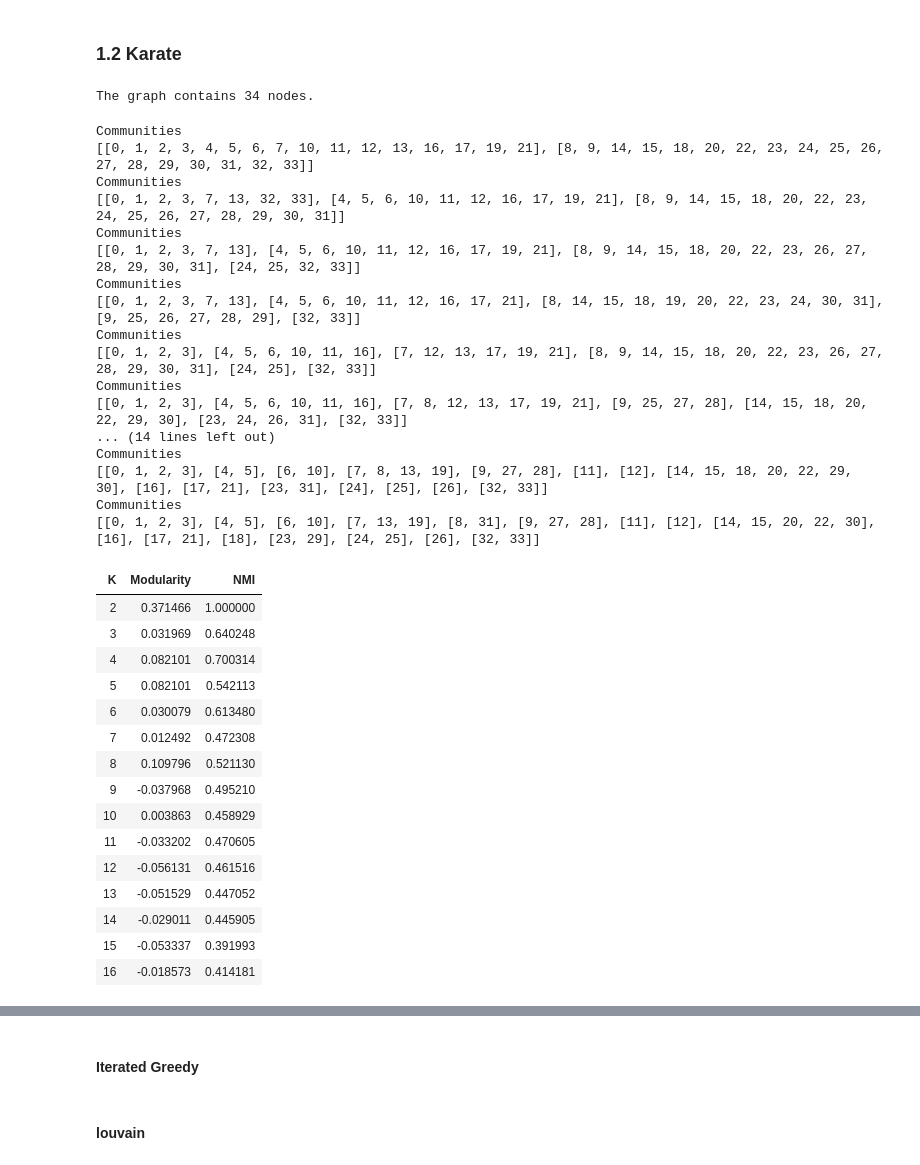
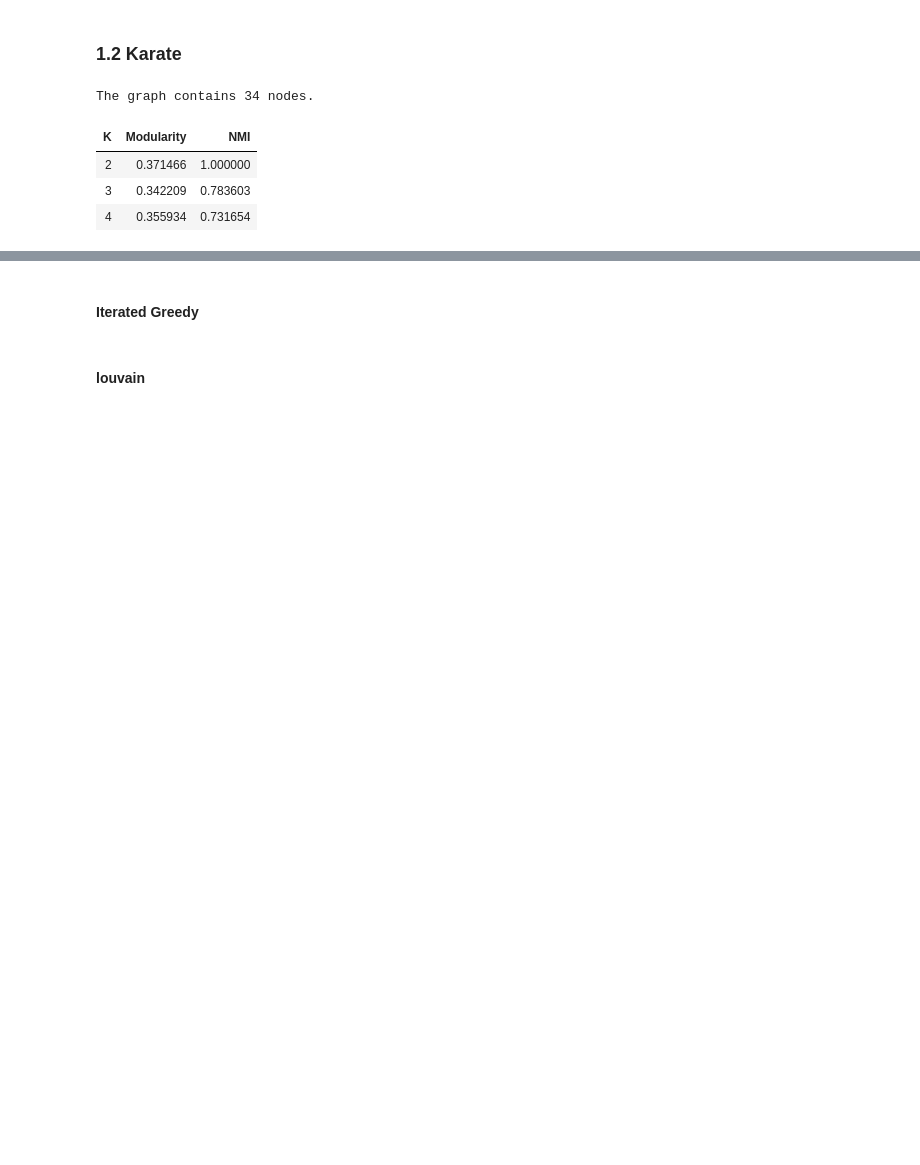
Before and after one commit to MarouaneBenbetka/Awsome-Community-Detection, a Jupyter notebook: Week3_Feb_26/kmeans/test.ipynb, the cells around one changed output, grey strips where cells are left out. Saved outputs shown, nothing was run; the diff lists cells and outputs as text; code cells hidden in the pictures; blank space fills up the shorter version.

```diff
--- a/Week3_Feb_26/kmeans/test.ipynb
+++ b/Week3_Feb_26/kmeans/test.ipynb
@@ -219,57 +184,31 @@ The graph contains 34 nodes.
 # %%
 
 start_time = time.time()
-Cmax, Qmax, Kbest, Labels, trace = kmeans_random(G, adj_matrix, 2, 16)
+Cmax, Qmax, Kbest, Labels, trace = local_expansion_kmeans(G, adj_matrix, 2, 16)
 end_time = time.time()
 
 
 for item in trace:
     item["NMI"] = calc_nmi(true_labels, communities_to_labels(
         G, item["communities"], original_nodes))
 
+
 new_methode_time = end_time - start_time
 new_methode_modularity = Qmax
 new_methode_nmi = trace[Kbest-2]["NMI"]
 new_methode_nb_communities = len(Cmax)
 
+
 algorithms_trace.append({"name": "new_methode", "duration": new_methode_time, "modularity": new_methode_modularity,
                         "nmi": new_methode_nmi, "nb_communities": new_methode_nb_communities})
 
+
 custom_df_styling(trace)
 # %% [output]
-Communities
-[[0, 1, 2, 3, 4, 5, 6, 7, 10, 11, 12, 13, 16, 17, 19, 21], [8, 9, 14, 15, 18, 20, 22, 23, 24, 25, 26, 27, 28, 29, 30, 31, 32, 33]]
-Communities
-[[0, 1, 2, 3, 7, 13, 32, 33], [4, 5, 6, 10, 11, 12, 16, 17, 19, 21], [8, 9, 14, 15, 18, 20, 22, 23, 24, 25, 26, 27, 28, 29, 30, 31]]
-Communities
-[[0, 1, 2, 3, 7, 13], [4, 5, 6, 10, 11, 12, 16, 17, 19, 21], [8, 9, 14, 15, 18, 20, 22, 23, 26, 27, 28, 29, 30, 31], [24, 25, 32, 33]]
-Communities
-[[0, 1, 2, 3, 7, 13], [4, 5, 6, 10, 11, 12, 16, 17, 21], [8, 14, 15, 18, 19, 20, 22, 23, 24, 30, 31], [9, 25, 26, 27, 28, 29], [32, 33]]
-Communities
-[[0, 1, 2, 3], [4, 5, 6, 10, 11, 16], [7, 12, 13, 17, 19, 21], [8, 9, 14, 15, 18, 20, 22, 23, 26, 27, 28, 29, 30, 31], [24, 25], [32, 33]]
-Communities
-[[0, 1, 2, 3], [4, 5, 6, 10, 11, 16], [7, 8, 12, 13, 17, 19, 21], [9, 25, 27, 28], [14, 15, 18, 20, 22, 29, 30], [23, 24, 26, 31], [32, 33]]
-... (14 lines left out)
-Communities
-[[0, 1, 2, 3], [4, 5], [6, 10], [7, 8, 13, 19], [9, 27, 28], [11], [12], [14, 15, 18, 20, 22, 29, 30], [16], [17, 21], [23, 31], [24], [25], [26], [32, 33]]
-Communities
-[[0, 1, 2, 3], [4, 5], [6, 10], [7, 13, 19], [8, 31], [9, 27, 28], [11], [12], [14, 15, 20, 22, 30], [16], [17, 21], [18], [23, 29], [24, 25], [26], [32, 33]]
 | K | Modularity | NMI |
 | 2 | 0.371466 | 1.000000 |
-| 3 | 0.031969 | 0.640248 |
-| 4 | 0.082101 | 0.700314 |
-| 5 | 0.082101 | 0.542113 |
-| 6 | 0.030079 | 0.613480 |
-| 7 | 0.012492 | 0.472308 |
-| 8 | 0.109796 | 0.521130 |
-| 9 | -0.037968 | 0.495210 |
-| 10 | 0.003863 | 0.458929 |
-| 11 | -0.033202 | 0.470605 |
-| 12 | -0.056131 | 0.461516 |
-| 13 | -0.051529 | 0.447052 |
-| 14 | -0.029011 | 0.445905 |
-| 15 | -0.053337 | 0.391993 |
-| 16 | -0.018573 | 0.414181 |
+| 3 | 0.342209 | 0.783603 |
+| 4 | 0.355934 | 0.731654 |
 # %%
 
 x = clusters_animation(adj_matrix, trace[::-1], dark=False,duration=20,filename=f"{output_animation_path}/karate.gif" ,  dpi = 200)
```
Also changed, not shown: parts of 16 cells of this notebook, 6 other files.
